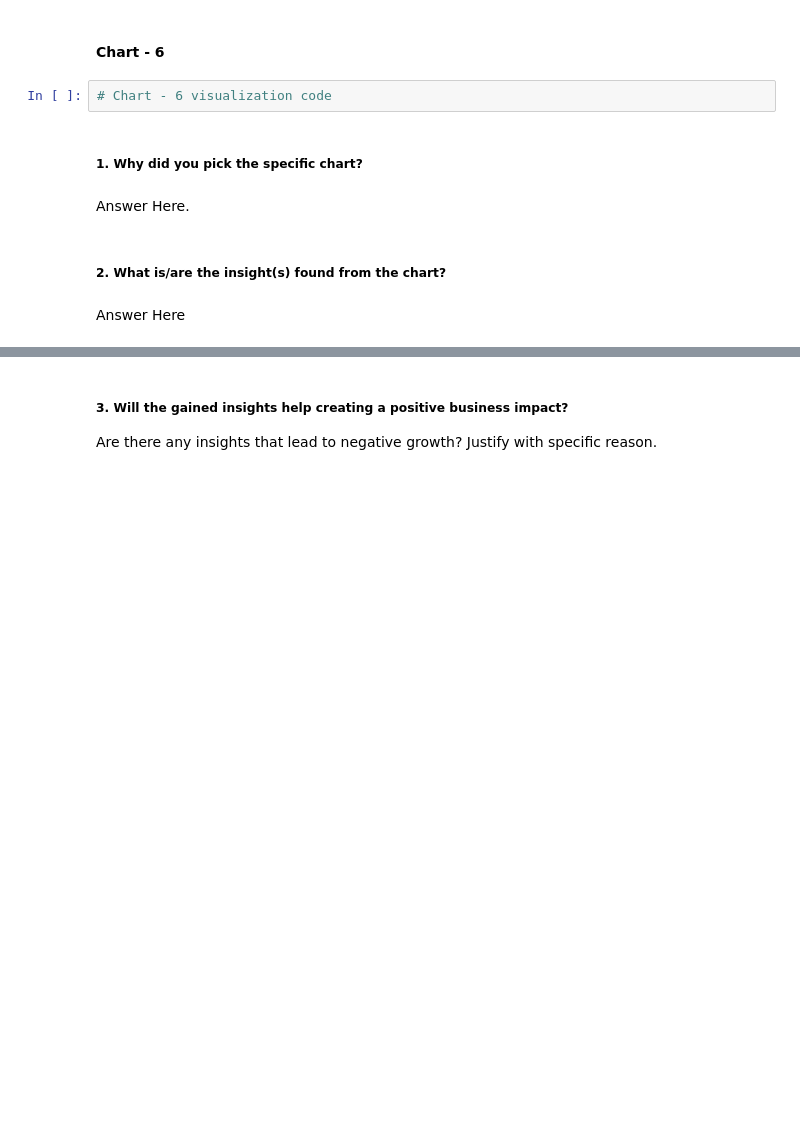
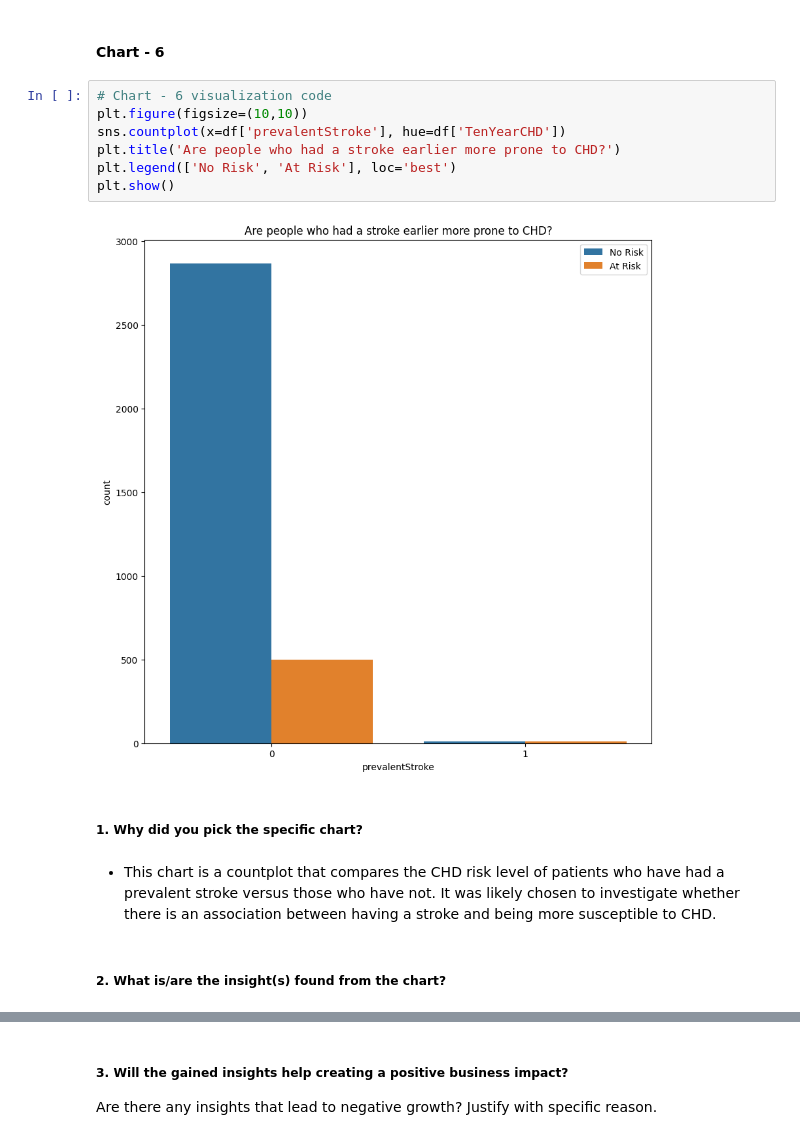
Before and after one commit to Navjotkhatri/CARDIOVASCULAR-RISK-PREDICTION, a Jupyter notebook: Cardiovascular_Risk_Prediction.ipynb, the cells around one changed output, grey strips where cells are left out. Saved outputs shown, nothing was run; the diff lists cells and outputs as text; blank space fills up the shorter version.

```diff
--- a/Cardiovascular_Risk_Prediction.ipynb
+++ b/Cardiovascular_Risk_Prediction.ipynb
@@ -547,13 +547,18 @@ Are there any insights that lead to negative growth? Justify with specific reaso
 * Companies that produce BP medication or other treatments for hypertension may want to consider targeting patients with high blood pressure who are at risk for CHD, regardless of whether they are currently taking medication for blood pressure. This approach may help identify patients who would benefit from more aggressive treatment to reduce their risk of CHD.
 # %% [markdown]
 #### Chart - 6
-# %%
-# Chart - 6 visualization code
+# %%
+# Chart - 6 visualization code
+plt.figure(figsize=(10,10))
+sns.countplot(x=df['prevalentStroke'], hue=df['TenYearCHD'])
+plt.title('Are people who had a stroke earlier more prone to CHD?')
+plt.legend(['No Risk', 'At Risk'], loc='best')
+plt.show()
+# %% [output]
+[figure, added]
 # %% [markdown]
 ##### 1. Why did you pick the specific chart?
-# %% [markdown]
-Answer Here.
+# %% [markdown]
+* This chart is a countplot that compares the CHD risk level of patients who have had a prevalent stroke versus those who have not. It was likely chosen to investigate whether there is an association between having a stroke and being more susceptible to CHD.
 # %% [markdown]
 ##### 2. What is/are the insight(s) found from the chart?
-# %% [markdown]
-Answer Here
```
Also changed, not shown: parts of 44 cells of this notebook.
